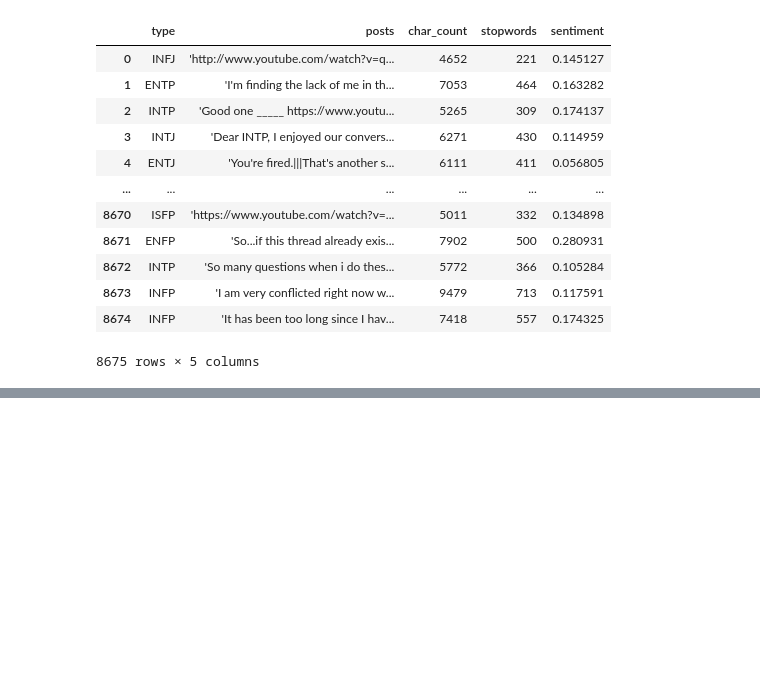
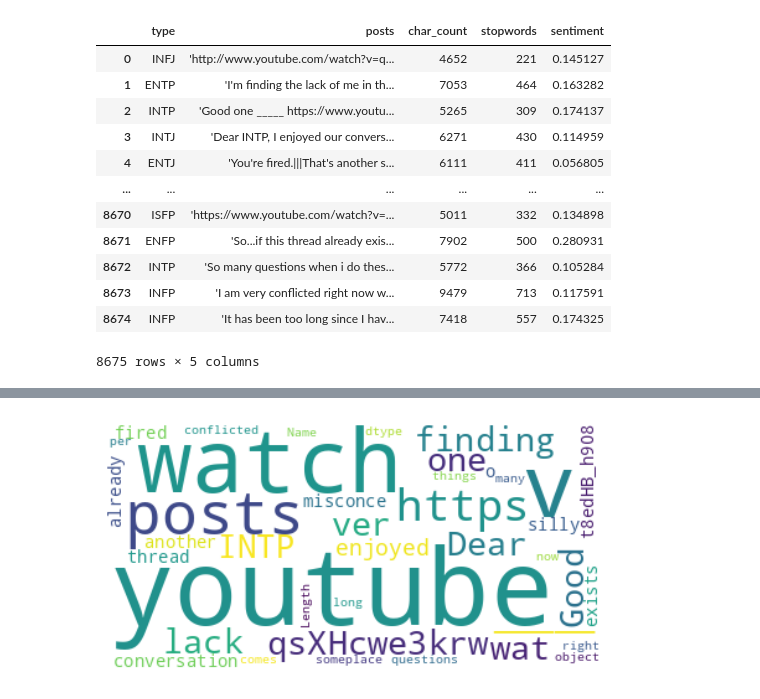
Before and after one commit to mmartin46/Data_Science_Research, a Jupyter notebook: MBTIScores.ipynb, the cells around one changed output, grey strips where cells are left out. Drawn from its saved outputs; the diff is of its cells as text; code cells hidden in the pictures; blank space fills up the shorter version.

```diff
--- a/MBTIScores.ipynb
+++ b/MBTIScores.ipynb
@@ -147,0 +148,6 @@ ax[1].set(
+# %%
+stopwords = stopwords.words('english')
+# %%
+noStopWordPosts = df['posts'].apply(lambda words : ' '.join(word.lower() for word in words.split() if word not in stopwords))
+# %%
+df['posts'] = noStopWordPosts
@@ -147,0 +181,9 @@ ax[1].set(
+# %%
+text = str(df['posts']).replace('  ', ' ')
+wordcloud = WordCloud(background_color='white').generate(text)
+# %%
+plt.imshow(wordcloud, interpolation='bilinear')
+plt.axis("off")
+plt.show()
+# %% [output]
+[figure, added]
```
Also changed, not shown: parts of 11 cells of this notebook.
